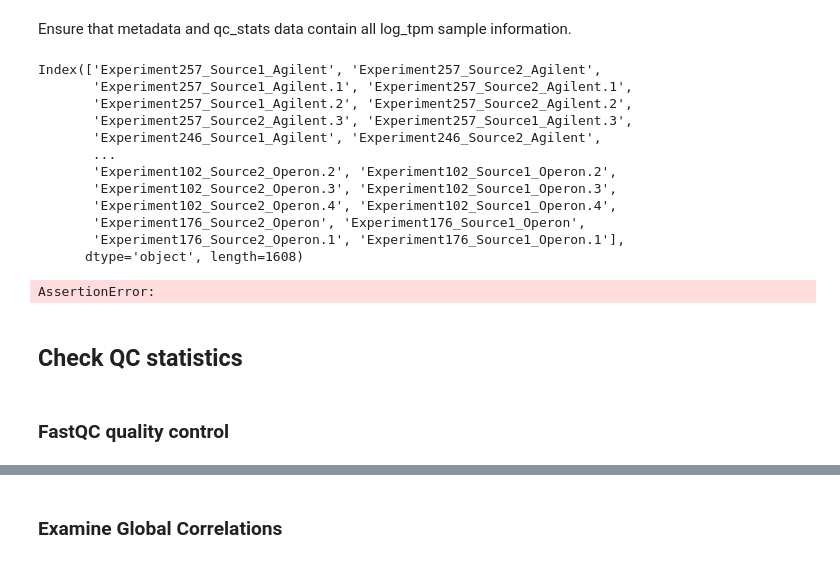
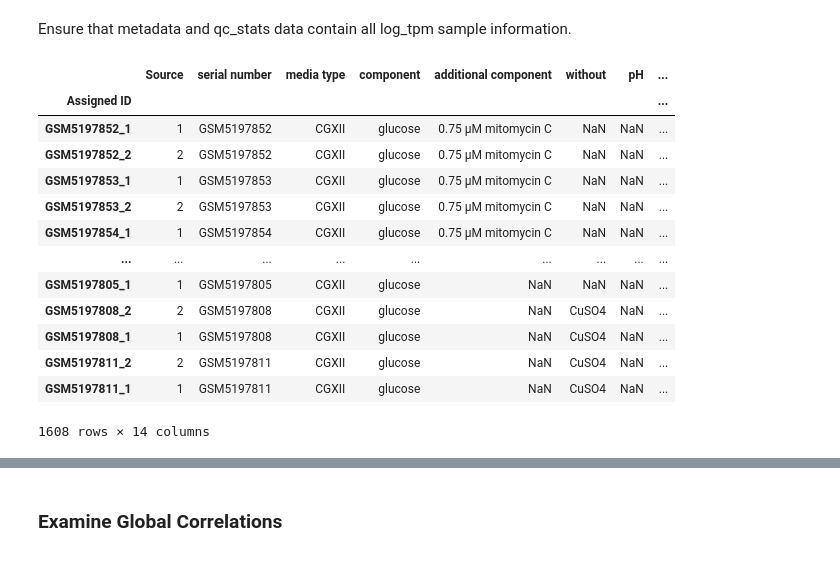
Before and after one commit to XuwenAmyLou/modulome-C_Glutamicum_Microarray_clean, a Jupyter notebook: 6_quality_control/expression_QC_part1.ipynb, the cells around one changed output, grey strips where cells are left out. Drawn from its saved outputs; the diff is of its cells as text; code cells hidden in the pictures.

```diff
--- a/6_quality_control/expression_QC_part1.ipynb
+++ b/6_quality_control/expression_QC_part1.ipynb
@@ -39,3 +40,10 @@ Number of samples: 1608
+# %%
+DF_log_tpm = DF_log_tpm.T
+from os import path
+from pathlib import Path
+filepath = Path('/home/amy/Documents/GitHub/modulome-C_Glutamicum_Microarray_clean/6_quality_control/data_T.xlsx')
+filepath.parent.mkdir(parents=True, exist_ok=True)
+DF_log_tpm.to_excel(filepath)
 # %% [markdown]
 ### Load metadata
 # %%
@@ -47,30 +55,23 @@ Number of samples with metadata: 1608
 ### Remove extra sample rows
 # %% [markdown]
 Ensure that metadata and qc_stats data contain all log_tpm sample information.
-# %%
-DF_log_tpm.columns
-# %% [output]
-Index(['Experiment257_Source1_Agilent', 'Experiment257_Source2_Agilent',
-       'Experiment257_Source1_Agilent.1', 'Experiment257_Source2_Agilent.1',
-       'Experiment257_Source1_Agilent.2', 'Experiment257_Source2_Agilent.2',
-       'Experiment257_Source2_Agilent.3', 'Experiment257_Source1_Agilent.3',
-       'Experiment246_Source1_Agilent', 'Experiment246_Source2_Agilent',
-       ...
-       'Experiment102_Source2_Operon.2', 'Experiment102_Source1_Operon.2',
-       'Experiment102_Source2_Operon.3', 'Experiment102_Source1_Operon.3',
-       'Experiment102_Source2_Operon.4', 'Experiment102_Source1_Operon.4',
-       'Experiment176_Source2_Operon', 'Experiment176_Source1_Operon',
-       'Experiment176_Source2_Operon.1', 'Experiment176_Source1_Operon.1'],
-      dtype='object', length=1608)
 # %%
 assert(set(DF_log_tpm.columns) - set(DF_metadata.index) == set())
-assert(set(DF_log_tpm.columns) - set(DF_qc_stats.index) == set())
-# %% [output]
-AssertionError:
 # %%
 DF_metadata = DF_metadata.loc[DF_log_tpm.columns]
-DF_qc_stats = DF_qc_stats.loc[DF_log_tpm.columns]
+DF_metadata
+# %% [output]
+|  | Source | serial number | media type | component | additional component | without | pH | ... |
+| Assigned ID |  |  |  |  |  |  |  | ... |
+| GSM5197852_1 | 1 | GSM5197852 | CGXII | glucose | 0.75 µM mitomycin C | NaN | NaN | ... |
+| GSM5197852_2 | 2 | GSM5197852 | CGXII | glucose | 0.75 µM mitomycin C | NaN | NaN | ... |
+| GSM5197853_1 | 1 | GSM5197853 | CGXII | glucose | 0.75 µM mitomycin C | NaN | NaN | ... |
+| GSM5197853_2 | 2 | GSM5197853 | CGXII | glucose | 0.75 µM mitomycin C | NaN | NaN | ... |
+| GSM5197854_1 | 1 | GSM5197854 | CGXII | glucose | 0.75 µM mitomycin C | NaN | NaN | ... |
+| ... | ... | ... | ... | ... | ... | ... | ... | ... |
+| GSM5197805_1 | 1 | GSM5197805 | CGXII | glucose | NaN | NaN | NaN | ... |
+| GSM5197808_2 | 2 | GSM5197808 | CGXII | glucose | NaN | CuSO4 | NaN | ... |
+| GSM5197808_1 | 1 | GSM5197808 | CGXII | glucose | NaN | CuSO4 | NaN | ... |
+| GSM5197811_2 | 2 | GSM5197811 | CGXII | glucose | NaN | CuSO4 | NaN | ... |
+| GSM5197811_1 | 1 | GSM5197811 | CGXII | glucose | NaN | CuSO4 | NaN | ... |
+1608 rows × 14 columns
-# %% [markdown]
-## Check QC statistics
-# %% [markdown]
-### FastQC quality control
```
Also changed, not shown: parts of 31 cells of this notebook, 4 other files.
